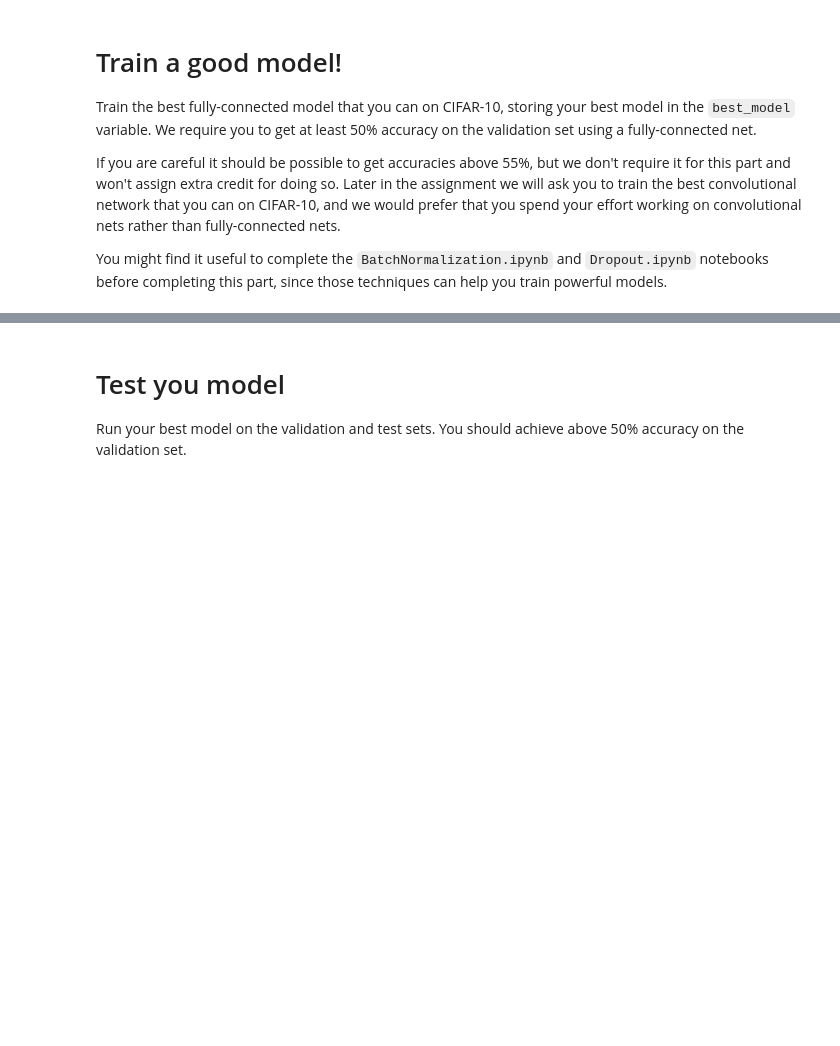
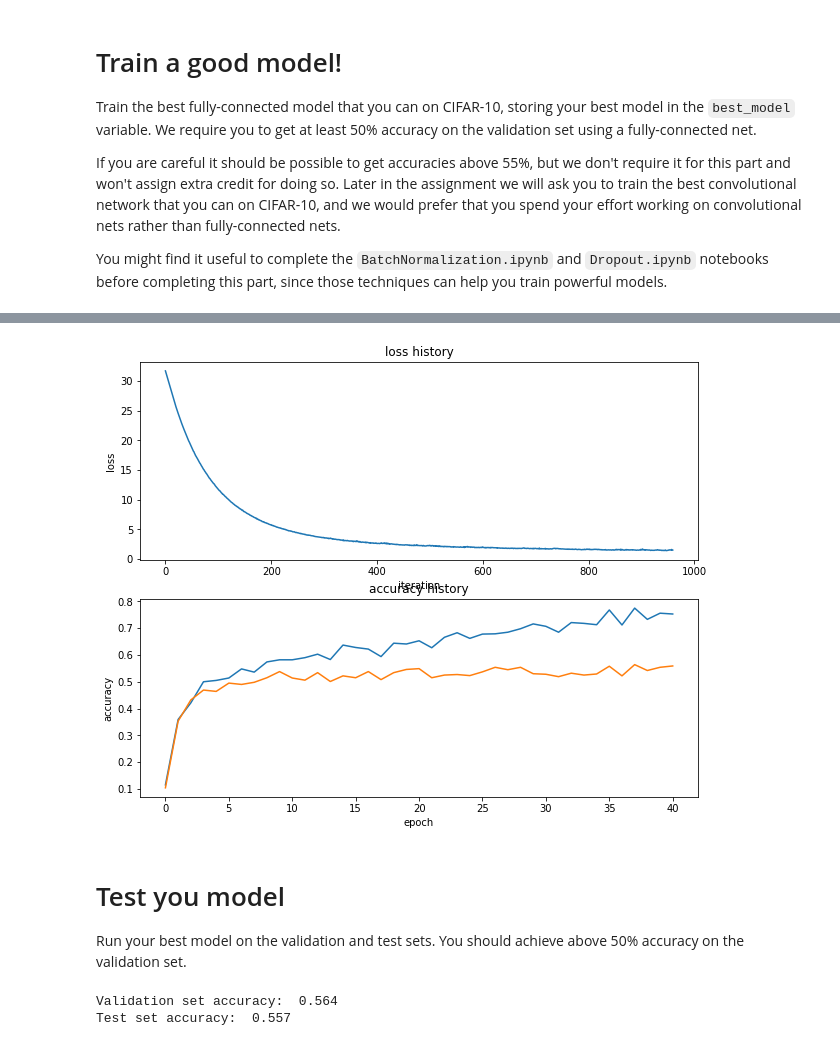
Before and after one commit to yxfish13/cs231asm, a Jupyter notebook: asm2/FullyConnectedNets.ipynb, the cells around one changed output, grey strips where cells are left out. Drawn from its saved outputs; the diff is of its cells as text; code cells hidden in the pictures; blank space fills up the shorter version.

```diff
--- a/asm2/FullyConnectedNets.ipynb
+++ b/asm2/FullyConnectedNets.ipynb
@@ -695,0 +804,35 @@ pass
+# %%
+best_model = None
+################################################################################
+# TODO: Train the best FullyConnectedNet that you can on CIFAR-10. You might   #
+# batch normalization and dropout useful. Store your best model in the         #
+# best_model variable.                                                         #
+################################################################################
+model = FullyConnectedNet([512, 256, 256, 128, 128,64], weight_scale=4e-2,reg = 0.01)
+
+solver = Solver(model, data,
+                print_every = 500,
+                  num_epochs=40, batch_size=2000,
+                  update_rule='adam',
+                  optim_config={
+                    'learning_rate': 3e-4
+                  },
+                  verbose=True)
+solver.train()
+plt.subplot(2,1,1)
+plt.plot(solver.loss_history)
+plt.title("loss history")
+plt.xlabel("iteration")
+plt.ylabel("loss")
+
+plt.subplot(2,1,2)
+plt.plot(solver.train_acc_history,label = 'train')
+plt.plot(solver.val_acc_history,label = 'val')
+plt.title("accuracy history")
+plt.xlabel('epoch')
+plt.ylabel('accuracy')
+plt.show()
+################################################################################
+#                              END OF YOUR CODE                                #
+################################################################################
+# %% [output]
@@ -696,8 +856,13 @@ pass
+[figure, added]
 # %% [markdown]
 # Test you model
 Run your best model on the validation and test sets. You should achieve above 50% accuracy on the validation set.
 # %%
+best_model = model
 y_test_pred = np.argmax(best_model.loss(data['X_test']), axis=1)
 y_val_pred = np.argmax(best_model.loss(data['X_val']), axis=1)
 print('Validation set accuracy: ', (y_val_pred == data['y_val']).mean())
 print('Test set accuracy: ', (y_test_pred == data['y_test']).mean())
+# %% [output]
+Validation set accuracy:  0.564
+Test set accuracy:  0.557
```
Also changed, not shown: parts of 15 cells of this notebook, 4 other files.
